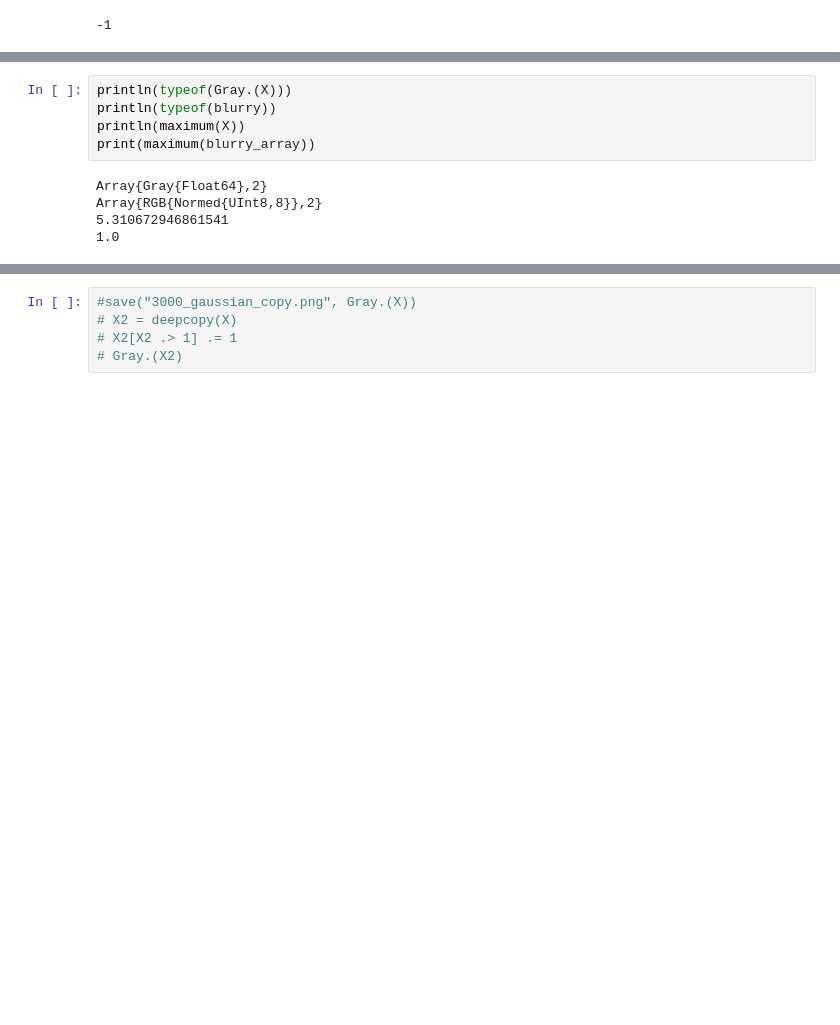
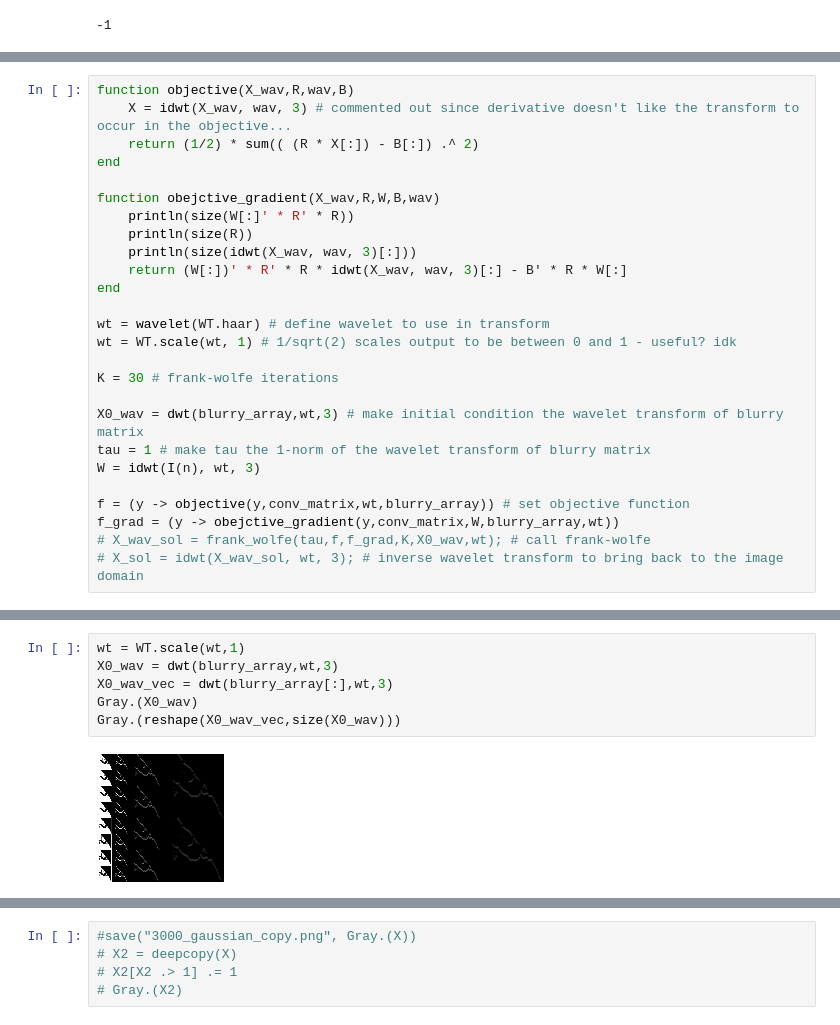
Before and after one commit to e-vic/CPSC536-HW2, a Jupyter notebook: CPSC536M - Homework 2.ipynb, the cells around one changed output, grey strips where cells are left out. Saved outputs shown, nothing was run; the diff lists cells and outputs as text; blank space fills up the shorter version.

```diff
--- a/CPSC536M - Homework 2.ipynb
+++ b/CPSC536M - Homework 2.ipynb
@@ -331,0 +296,26 @@ value is: 33883.8202158881
+# %%
+function objective(X_wav,R,wav,B)
+    X = idwt(X_wav, wav, 3) # commented out since derivative doesn't like the transform to occur in the objective...
+    return (1/2) * sum(( (R * X[:]) - B[:]) .^ 2)
+end
+
+function obejctive_gradient(X_wav,R,W,B,wav)
+    println(size(W[:]' * R' * R))
+    println(size(R))
+    println(size(idwt(X_wav, wav, 3)[:]))
+    return (W[:])' * R' * R * idwt(X_wav, wav, 3)[:] - B' * R * W[:]
+end
+
+wt = wavelet(WT.haar) # define wavelet to use in transform
+wt = WT.scale(wt, 1) # 1/sqrt(2) scales output to be between 0 and 1 - useful? idk
+
+K = 30 # frank-wolfe iterations
+
+X0_wav = dwt(blurry_array,wt,3) # make initial condition the wavelet transform of blurry matrix
+tau = 1 # make tau the 1-norm of the wavelet transform of blurry matrix
+W = idwt(I(n), wt, 3)
+
+f = (y -> objective(y,conv_matrix,wt,blurry_array)) # set objective function
+f_grad = (y -> obejctive_gradient(y,conv_matrix,W,blurry_array,wt))
+# X_wav_sol = frank_wolfe(tau,f,f_grad,K,X0_wav,wt); # call frank-wolfe
+# X_sol = idwt(X_wav_sol, wt, 3); # inverse wavelet transform to bring back to the image domain
@@ -337,10 +336,8 @@ Gray.(X)
-# %%
-println(typeof(Gray.(X)))
-println(typeof(blurry))
-println(maximum(X))
-print(maximum(blurry_array))
-# %% [output]
-Array{Gray{Float64},2}
-Array{RGB{Normed{UInt8,8}},2}
-5.310672946861541
-1.0
+# %%
+wt = WT.scale(wt,1)
+X0_wav = dwt(blurry_array,wt,3)
+X0_wav_vec = dwt(blurry_array[:],wt,3)
+Gray.(X0_wav)
+Gray.(reshape(X0_wav_vec,size(X0_wav)))
+# %% [output]
+[figure, added]
```
Also changed, not shown: parts of 11 cells of this notebook, 1 other file.
